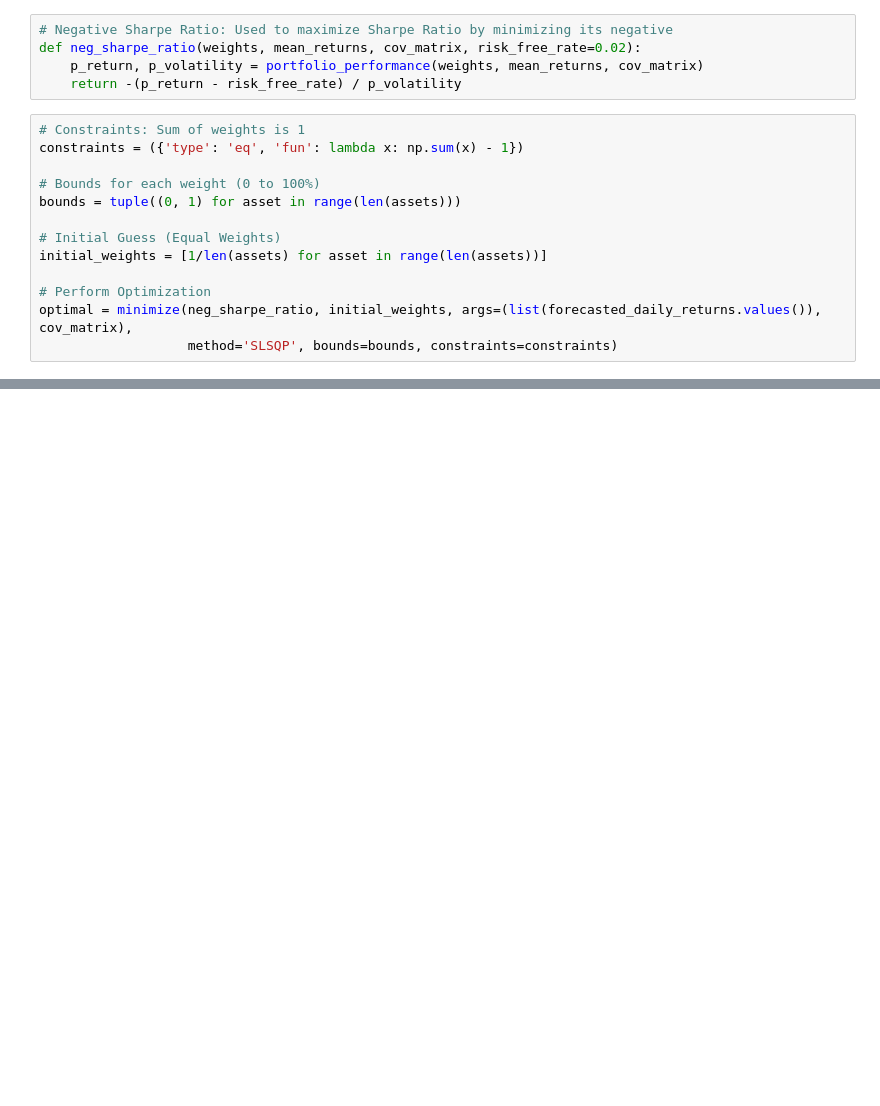
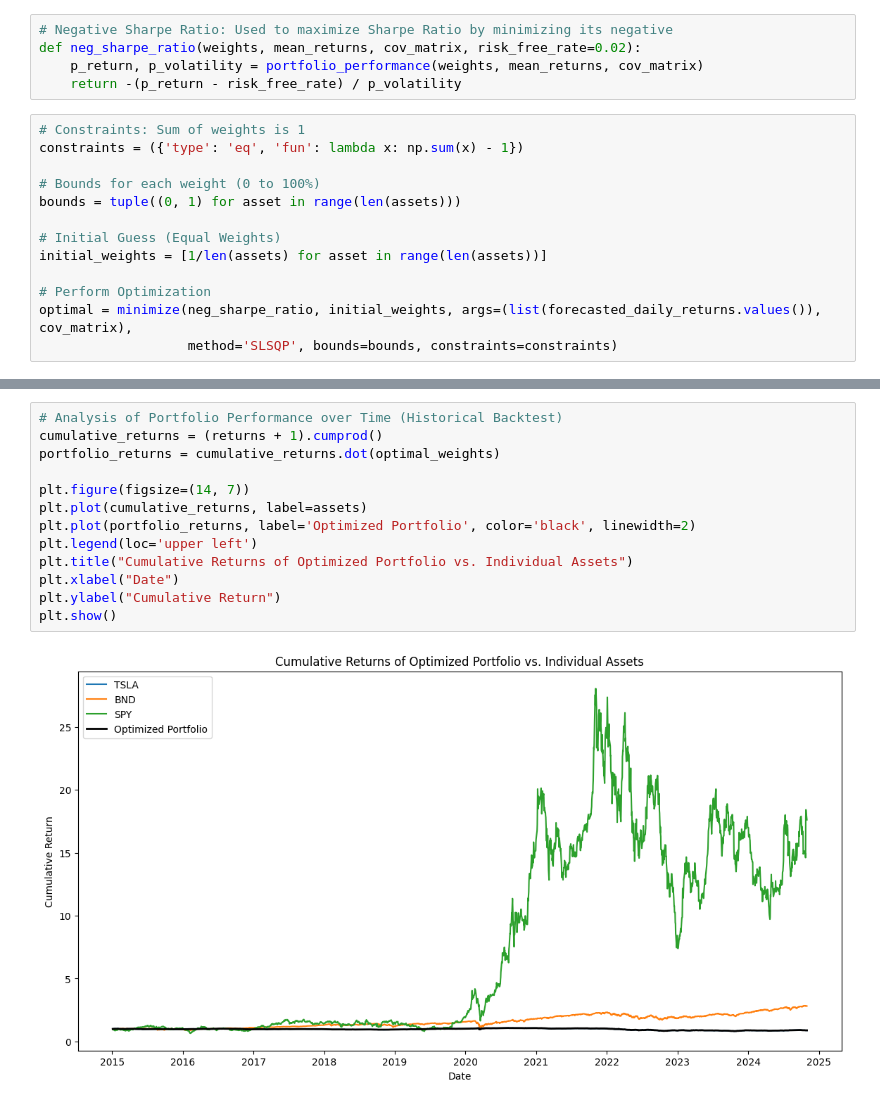
Before and after one commit to setegnabebe/kifiya-week11, a Jupyter notebook: notebooks/portfolioOptimization.ipynb, the cells around one changed output, grey strips where cells are left out. Cells and saved outputs as stored; diff of their text form; blank space fills up the shorter version.

```diff
--- a/notebooks/portfolioOptimization.ipynb
+++ b/notebooks/portfolioOptimization.ipynb
@@ -73,0 +94,15 @@ print(f"Sharpe Ratio: {sharpe_ratio:.2f}")
+# %%
+# Analysis of Portfolio Performance over Time (Historical Backtest)
+cumulative_returns = (returns + 1).cumprod()
+portfolio_returns = cumulative_returns.dot(optimal_weights)
+
+plt.figure(figsize=(14, 7))
+plt.plot(cumulative_returns, label=assets)
+plt.plot(portfolio_returns, label='Optimized Portfolio', color='black', linewidth=2)
+plt.legend(loc='upper left')
+plt.title("Cumulative Returns of Optimized Portfolio vs. Individual Assets")
+plt.xlabel("Date")
+plt.ylabel("Cumulative Return")
+plt.show()
+# %% [output]
+[figure, added]
```
Also changed, not shown: parts of 3 cells of this notebook.
